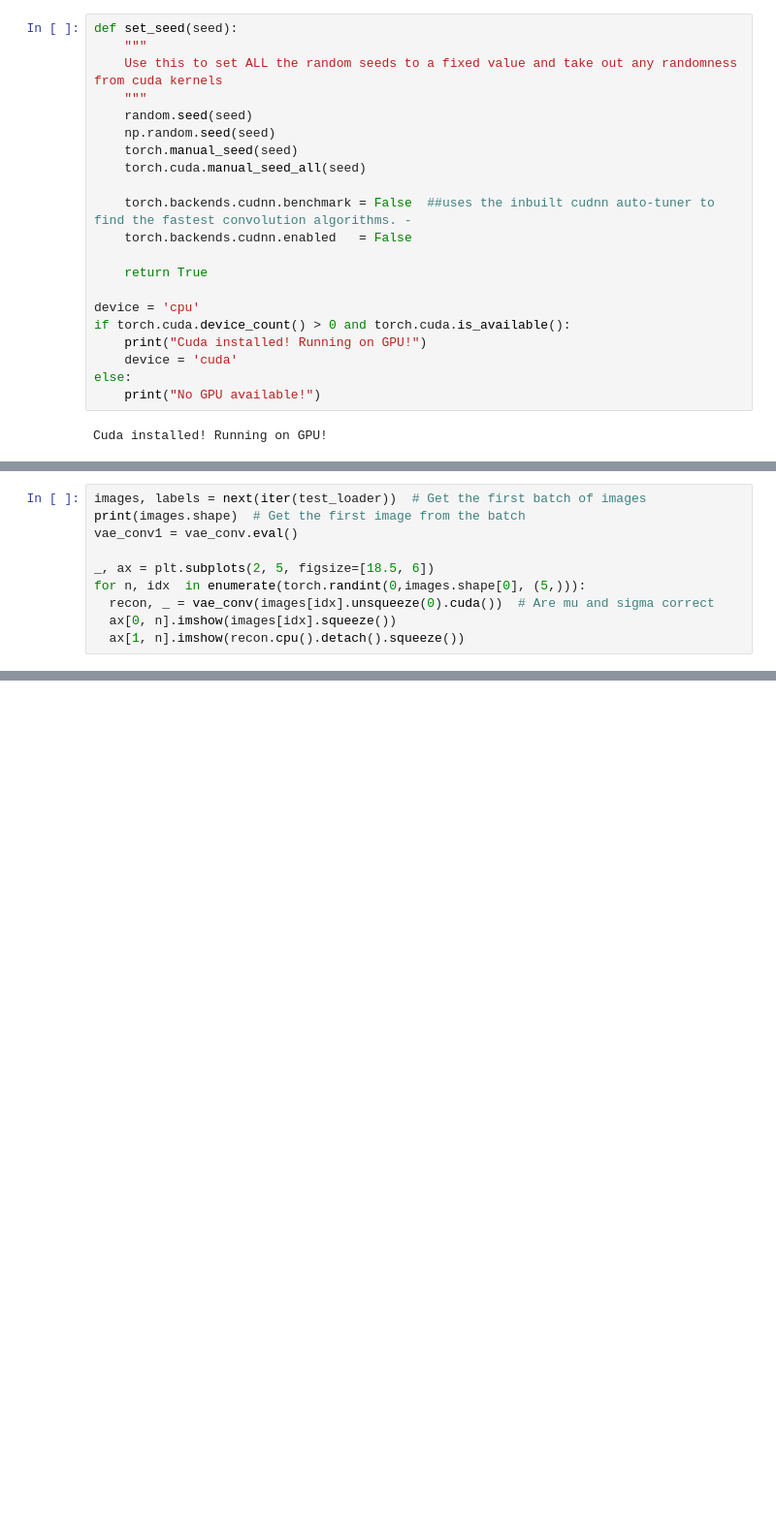
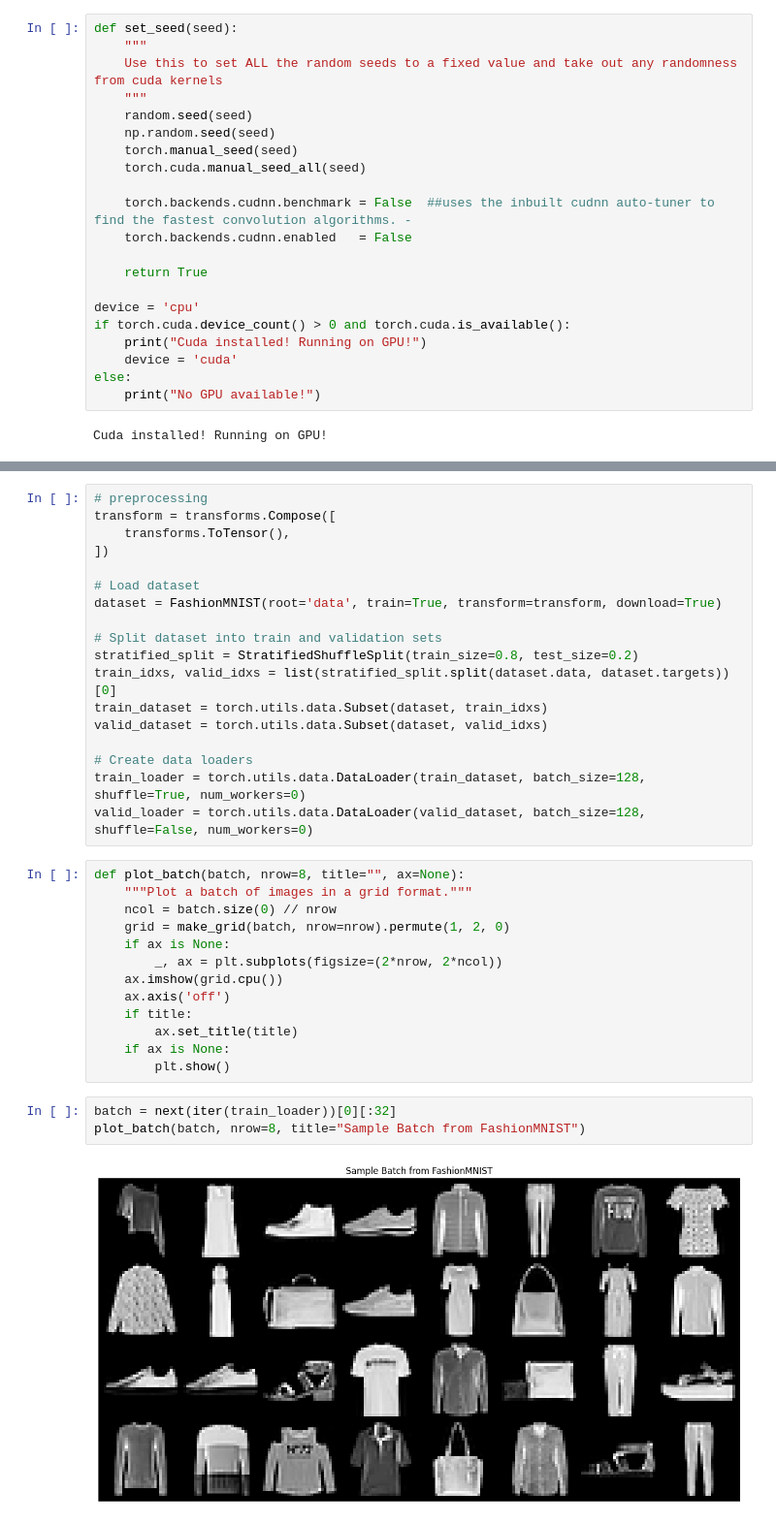
Before and after one commit to ada-jt1725/deep-learning, a Jupyter notebook: Day07-VAEs/Day07-VAEs_afternoon_solutions.ipynb, the cells around one changed output, grey strips where cells are left out. Shown at 97% size. Saved outputs shown, nothing was run; the diff lists cells and outputs as text; blank space fills up the shorter version.

```diff
--- a/Day07-VAEs/Day07-VAEs_afternoon_solutions.ipynb
+++ b/Day07-VAEs/Day07-VAEs_afternoon_solutions.ipynb
@@ -755,10 +110,0 @@ And let's see what is the impact of changing to convolutions!
-# %%
-images, labels = next(iter(test_loader))  # Get the first batch of images
-print(images.shape)  # Get the first image from the batch
-vae_conv1 = vae_conv.eval()
-
-_, ax = plt.subplots(2, 5, figsize=[18.5, 6])
-for n, idx  in enumerate(torch.randint(0,images.shape[0], (5,))):
-  recon, _ = vae_conv(images[idx].unsqueeze(0).cuda())  # Are mu and sigma correct
-  ax[0, n].imshow(images[idx].squeeze())
-  ax[1, n].imshow(recon.cpu().detach().squeeze())
@@ -773,0 +126,36 @@ torch.Size([64, 1, 28, 28])
+# %%
+# preprocessing
+transform = transforms.Compose([
+    transforms.ToTensor(),
+])
+
+# Load dataset
+dataset = FashionMNIST(root='data', train=True, transform=transform, download=True)
+
+# Split dataset into train and validation sets
+stratified_split = StratifiedShuffleSplit(train_size=0.8, test_size=0.2)
+train_idxs, valid_idxs = list(stratified_split.split(dataset.data, dataset.targets))[0]
+train_dataset = torch.utils.data.Subset(dataset, train_idxs)
+valid_dataset = torch.utils.data.Subset(dataset, valid_idxs)
+
+# Create data loaders
+train_loader = torch.utils.data.DataLoader(train_dataset, batch_size=128, shuffle=True, num_workers=0)
+valid_loader = torch.utils.data.DataLoader(valid_dataset, batch_size=128, shuffle=False, num_workers=0)
+# %%
+def plot_batch(batch, nrow=8, title="", ax=None):
+    """Plot a batch of images in a grid format."""
+    ncol = batch.size(0) // nrow
+    grid = make_grid(batch, nrow=nrow).permute(1, 2, 0)
+    if ax is None:
+        _, ax = plt.subplots(figsize=(2*nrow, 2*ncol))
+    ax.imshow(grid.cpu())
+    ax.axis('off')
+    if title:
+        ax.set_title(title)
+    if ax is None:
+        plt.show()
+# %%
+batch = next(iter(train_loader))[0][:32]
+plot_batch(batch, nrow=8, title="Sample Batch from FashionMNIST")
+# %% [output]
+[figure, added]
```
Also changed, not shown: parts of 61 cells of this notebook, 10 other files.
